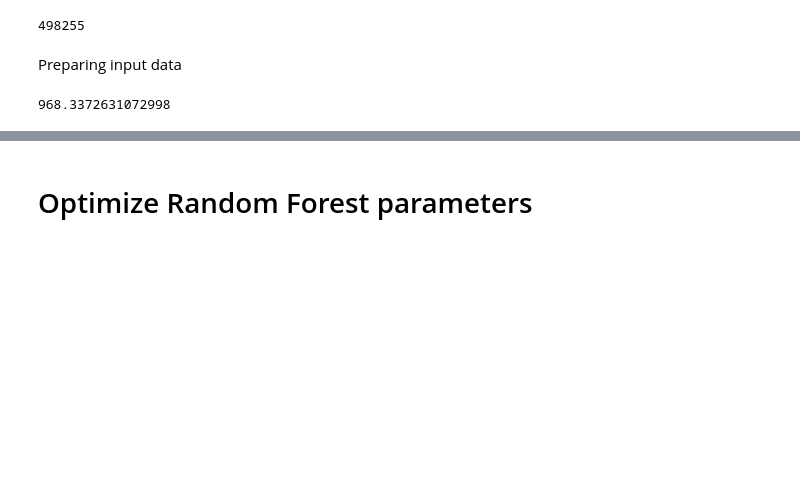
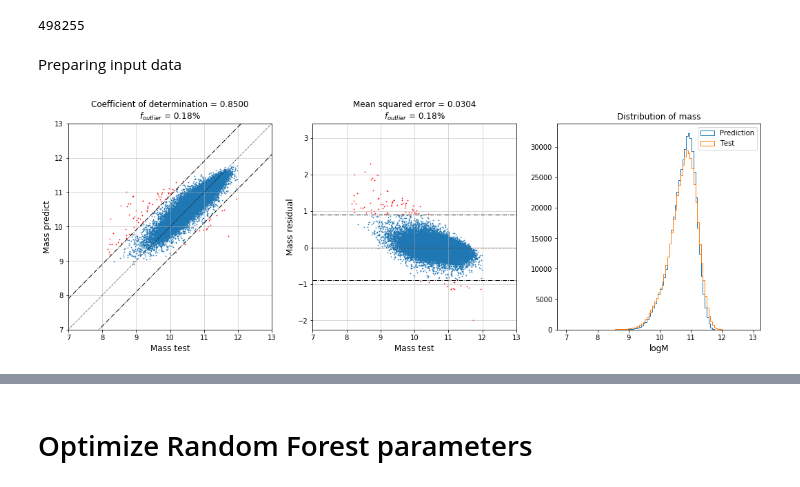
Before and after one commit to AlanPearl/margaret, a Jupyter notebook: notebooks/MassAnalysis.ipynb, the cells around one changed output, grey strips where cells are left out. Cells and saved outputs as stored; diff of their text form; code cells hidden in the pictures; blank space fills up the shorter version.

```diff
--- a/notebooks/MassAnalysis.ipynb
+++ b/notebooks/MassAnalysis.ipynb
@@ -101,4 +133,0 @@ knnd_cv = reg.KNN_dregressor(cross_validation=True, scoring=True)
-# %%
-print(rf_cv.meta['fit_time']*5)
-# %% [output]
-968.3372631072998
@@ -105,2 +140,7 @@ print(rf_cv.meta['fit_time']*5)
+# %%
+# Plot K nearest neighbor result
+mass_plot(knn,'KNN')
+# %% [output]
+[figure, added]
 # %%
 # Plot random forest cross-validation result
```
Also changed, not shown: parts of 42 cells of this notebook.
